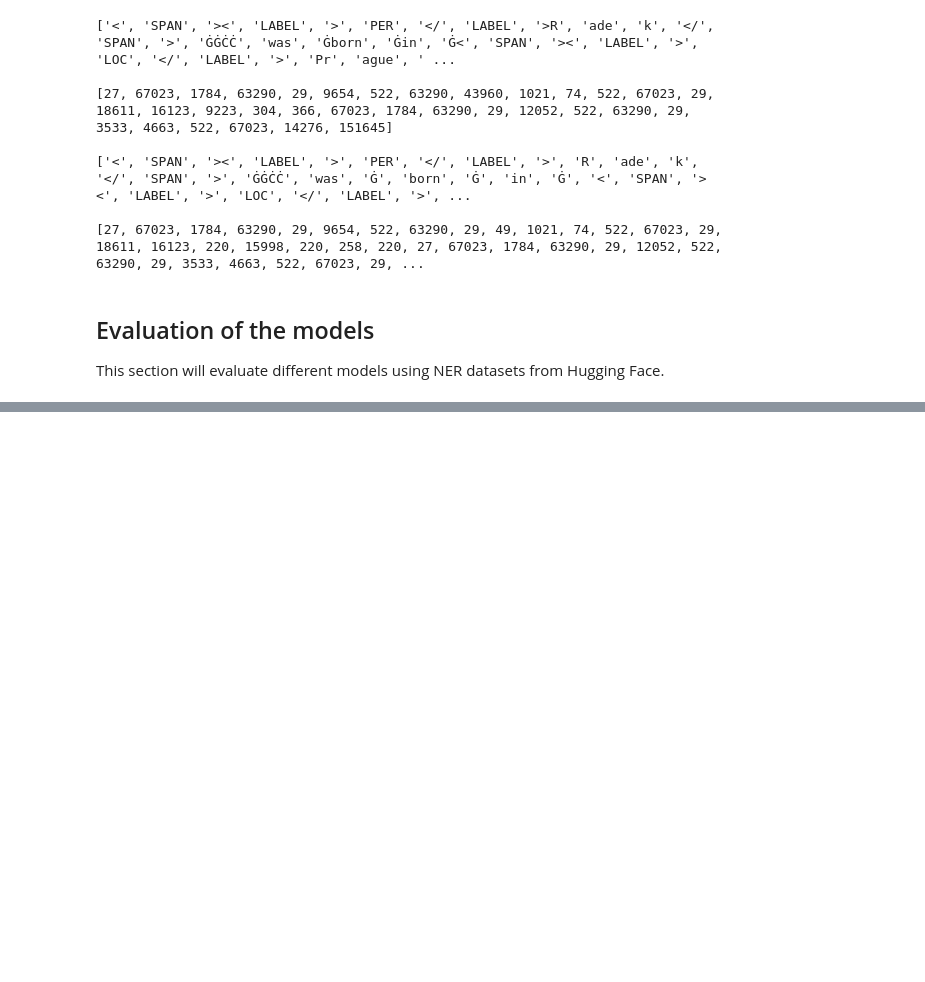
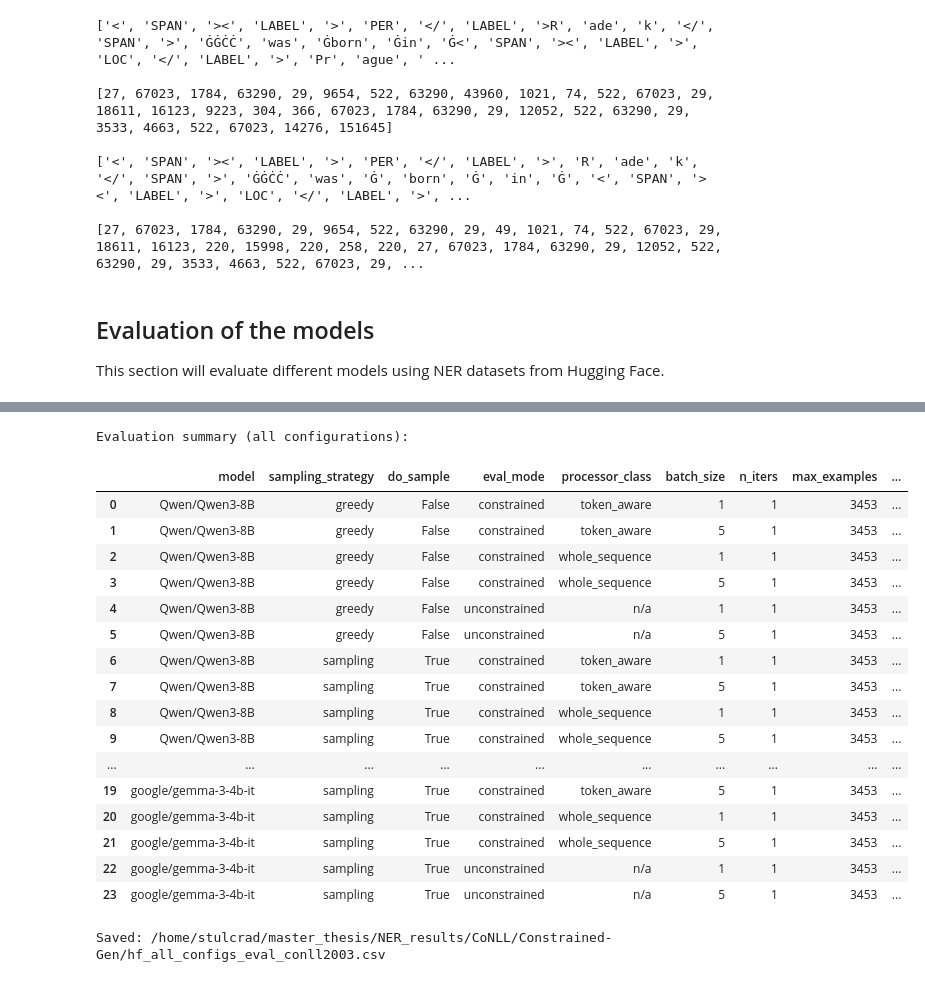
Before and after one commit to stulcrad/master_thesis, a Jupyter notebook: Notebooks/test_constrained_decoding.ipynb, the cells around one changed output, grey strips where cells are left out. Cells and saved outputs as stored; diff of their text form; code cells hidden in the pictures; blank space fills up the shorter version.

Commit message:
Constrained Generation Experiments and Enhanced Context-Aware Experiments

```diff
--- a/Notebooks/test_constrained_decoding.ipynb
+++ b/Notebooks/test_constrained_decoding.ipynb
@@ -85,15 +85,15 @@ print(tokenizer.decode(output_ids_unconstrained['sequences'][0], skip_special_to
 from huggingface_hub import login
 login(token="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")
 
-import torch
 from transformers import AutoTokenizer, AutoModelForCausalLM, LogitsProcessor, BitsAndBytesConfig, Mxfp4Config
 from utils.system_prompts import SYSTEM_PROMPT_CONSTR_GEN
+import torch
 
 # model_id = 'meta-llama/Llama-3.1-8B-Instruct'
 model_id = 'Qwen/Qwen3-8B'
 # model_id = 'google/gemma-3-4b-it'
 # model_id = 'openai/gpt-oss-20b'
-# model_id = 'unsloth/gpt-oss-20b-GGUF'
+# model_id = 'unsloth/gpt-oss-20b'
 
 quantization_config = BitsAndBytesConfig(load_in_4bit=True)
 gpt_quantization_config = Mxfp4Config()
@@ -101,7 +101,7 @@ tokenizer = AutoTokenizer.from_pretrained(model_id)
 model = AutoModelForCausalLM.from_pretrained(
     model_id,
     device_map="auto", torch_dtype="auto",
-    quantization_config=quantization_config,
+    # quantization_config=quantization_config,
     # quantization_config=gpt_quantization_config
 )
 # model = AutoModelForCausalLM.from_pretrained(model_id)
@@ -546,7 +593,7 @@ class TrieSpanConstrainedProcessor(LogitsProcessor):
 # %%
 from datasets import load_dataset
 
-dataset = load_dataset("lhoestq/conll2003", split='test')
+dataset = load_dataset("conll2003", split='test')
 example = dataset[58]
 print(example)
 text = " ".join(example['tokens'])
@@ -1320,34 +1559,34 @@ for model_name in MODEL_NAMES:
 # %%
 results_df = pd.DataFrame(results)
-diag_df = pd.DataFrame(diagnostics)
 
-print("Evaluation summary:")
-display(results_df)
-
-print("\nDiagnostics preview:")
-display(diag_df.head(20))
-
-failed_diag_df = diag_df[~diag_df["text_validation_ok"]].copy()
-print(f"\nText-validation failures: {len(failed_diag_df)}")
-if not failed_diag_df.empty:
-    cols = [
-        "model",
-        "mode",
-        "example_idx",
-        "validation_reason",
-        "text_similarity",
-        "input_text_preview",
-        "generated_tagged_preview",
-        "reconstructed_text_preview",
-    ]
-    display(failed_diag_df[cols].head(30))
+print("Evaluation summary (all configurations):")
+display(
+    results_df.sort_values(
+        ["model", "sampling_strategy", "eval_mode", "processor_class", "batch_size"]
+    ).reset_index(drop=True)
+)
 
 # Optional persistence
-mode_suffix = EVAL_MODE.lower()
-results_path = f"/home/stulcrad/master_thesis/NER_results/CoNLL/Constrained-Gen/hf_{mode_suffix}_eval_conll2003.csv"
-diag_path = f"/home/stulcrad/master_thesis/NER_results/CoNLL/Constrained-Gen/hf_{mode_suffix}_eval_conll2003_diagnostics.csv"
-
+results_path = "/home/stulcrad/master_thesis/NER_results/CoNLL/Constrained-Gen/hf_all_configs_eval_conll2003.csv"
 results_df.to_csv(results_path, index=False)
-diag_df.to_csv(diag_path, index=False)
 print(f"\nSaved: {results_path}")
-print(f"Saved: {diag_path}")
+# %% [output]
+Evaluation summary (all configurations):
+|  | model | sampling_strategy | do_sample | eval_mode | processor_class | batch_size | n_iters | max_examples | ... |
+| 0 | Qwen/Qwen3-8B | greedy | False | constrained | token_aware | 1 | 1 | 3453 | ... |
+| 1 | Qwen/Qwen3-8B | greedy | False | constrained | token_aware | 5 | 1 | 3453 | ... |
+| 2 | Qwen/Qwen3-8B | greedy | False | constrained | whole_sequence | 1 | 1 | 3453 | ... |
+| 3 | Qwen/Qwen3-8B | greedy | False | constrained | whole_sequence | 5 | 1 | 3453 | ... |
+| 4 | Qwen/Qwen3-8B | greedy | False | unconstrained | n/a | 1 | 1 | 3453 | ... |
+| 5 | Qwen/Qwen3-8B | greedy | False | unconstrained | n/a | 5 | 1 | 3453 | ... |
+| 6 | Qwen/Qwen3-8B | sampling | True | constrained | token_aware | 1 | 1 | 3453 | ... |
+| 7 | Qwen/Qwen3-8B | sampling | True | constrained | token_aware | 5 | 1 | 3453 | ... |
+| 8 | Qwen/Qwen3-8B | sampling | True | constrained | whole_sequence | 1 | 1 | 3453 | ... |
+| 9 | Qwen/Qwen3-8B | sampling | True | constrained | whole_sequence | 5 | 1 | 3453 | ... |
+| ... | ... | ... | ... | ... | ... | ... | ... | ... | ... |
+| 19 | google/gemma-3-4b-it | sampling | True | constrained | token_aware | 5 | 1 | 3453 | ... |
+| 20 | google/gemma-3-4b-it | sampling | True | constrained | whole_sequence | 1 | 1 | 3453 | ... |
+| 21 | google/gemma-3-4b-it | sampling | True | constrained | whole_sequence | 5 | 1 | 3453 | ... |
+| 22 | google/gemma-3-4b-it | sampling | True | unconstrained | n/a | 1 | 1 | 3453 | ... |
+| 23 | google/gemma-3-4b-it | sampling | True | unconstrained | n/a | 5 | 1 | 3453 | ... |
+Saved: /home/stulcrad/master_thesis/NER_results/CoNLL/Constrained-Gen/hf_all_configs_eval_conll2003.csv
```
Also changed, not shown: parts of 15 cells of this notebook, 25 other files.
